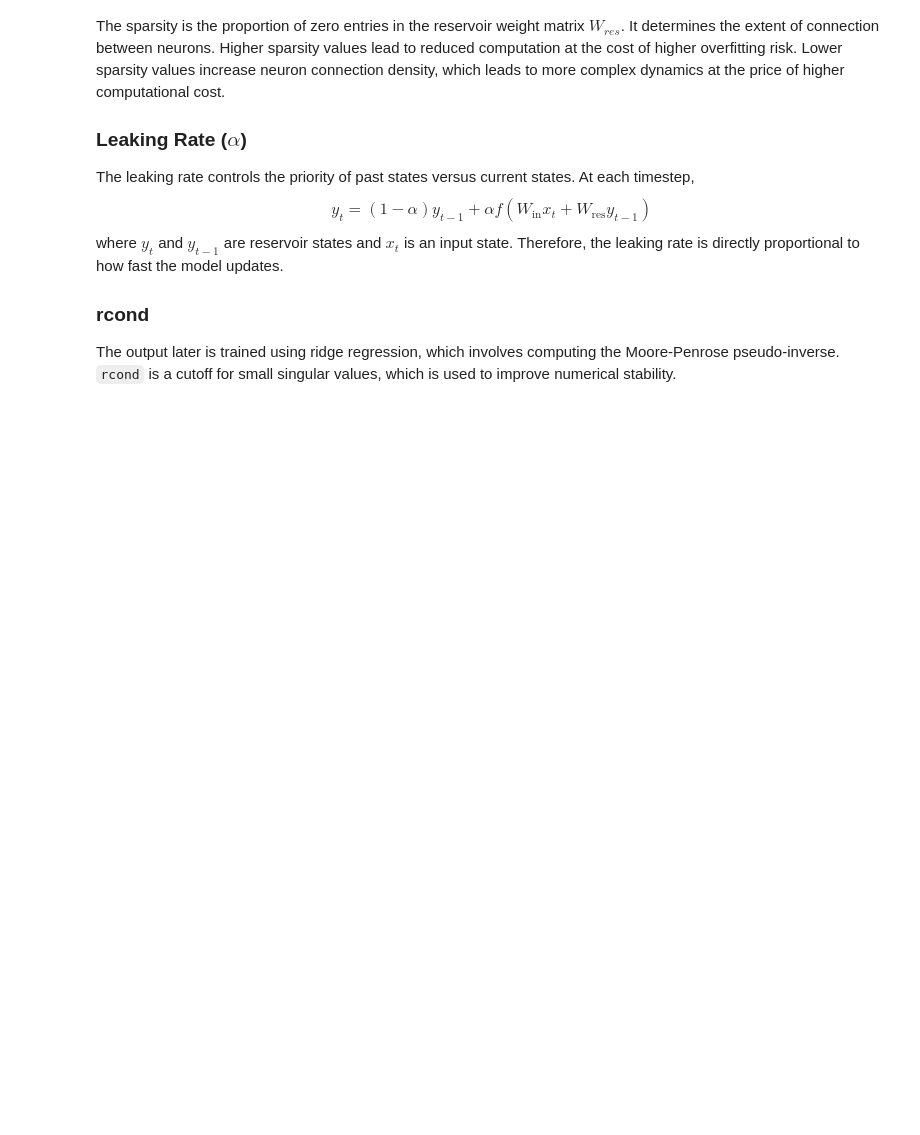
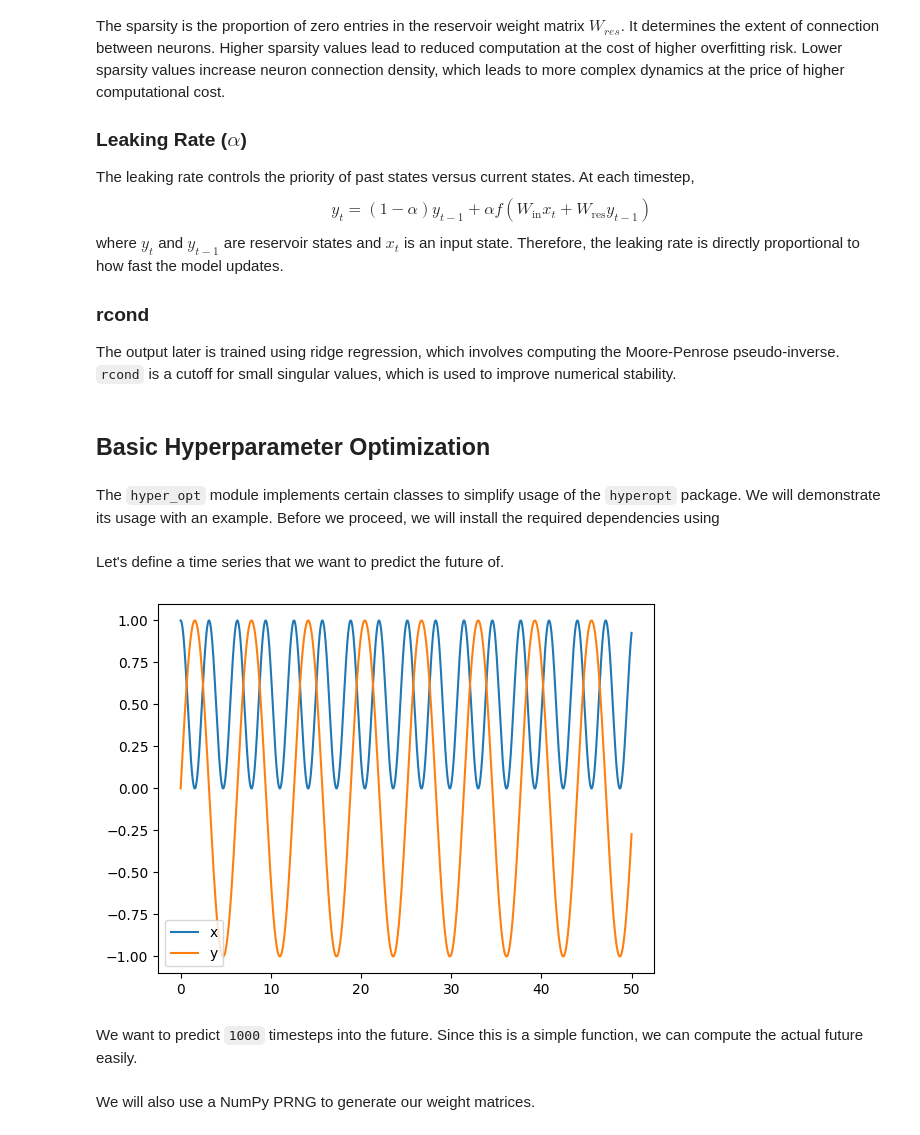
Before and after one commit to Chicago-Club-Management-Company/aqua-blue, a Jupyter notebook: examples/hyper-optimization.ipynb, the cells around one changed output. Drawn from its saved outputs; the diff is of its cells as text; code cells hidden in the pictures; blank space fills up the shorter version.

Commit message:
Basics example

```diff
--- a/examples/hyper-optimization.ipynb
+++ b/examples/hyper-optimization.ipynb
@@ -22,3 +22,7 @@ where $y_t$ and $y_{t-1}$ are reservoir states and $x_t$ is an input state. Ther
 
 ### rcond
 The output later is trained using ridge regression, which involves computing the Moore-Penrose pseudo-inverse. `rcond` is a cutoff for small singular values, which is used to improve numerical stability.
+# %% [markdown]
+## Basic Hyperparameter Optimization
+# %% [markdown]
+The `hyper_opt` module implements certain classes to simplify usage of the `hyperopt` package. We will demonstrate its usage with an example. Before we proceed, we will install the required dependencies using
@@ -24,0 +31,19 @@ The output later is trained using ridge regression, which involves computing the
+# %% [markdown]
+Let's define a time series that we want to predict the future of.
+# %%
+import numpy as np
+import aqua_blue
+import matplotlib.pyplot as plt
+
+t = np.arange(5_000) / 100
+y = np.vstack((np.cos(t) ** 2, np.sin(t))).T
+
+time_series = aqua_blue.time_series.TimeSeries(dependent_variable=y, times=t)
+
+plt.plot(time_series.times, time_series.dependent_variable, label=['x', 'y'])
+plt.legend()
+plt.show()
+# %% [output]
+[figure, added]
+# %% [markdown]
+We want to predict `1000` timesteps into the future. Since this is a simple function, we can compute the actual future easily.
@@ -24,0 +54,2 @@ The output later is trained using ridge regression, which involves computing the
+# %% [markdown]
+We will also use a NumPy PRNG to generate our weight matrices.
```
Also changed, not shown: parts of 14 cells of this notebook.
